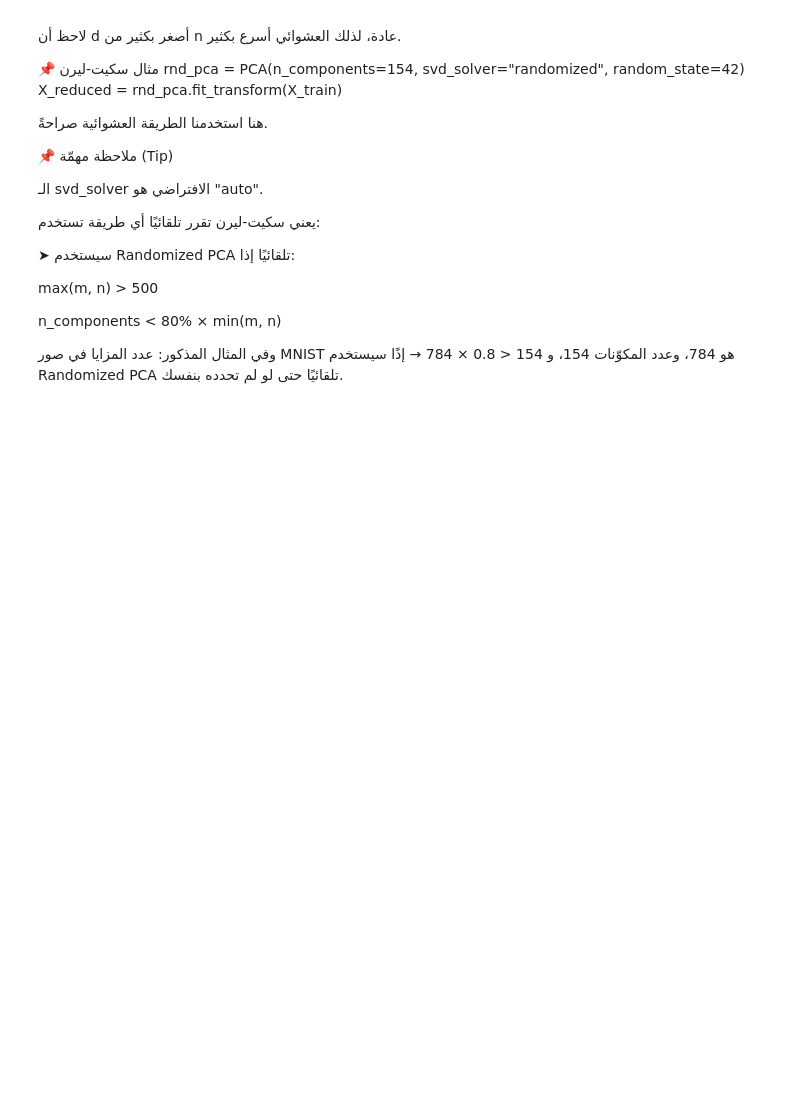
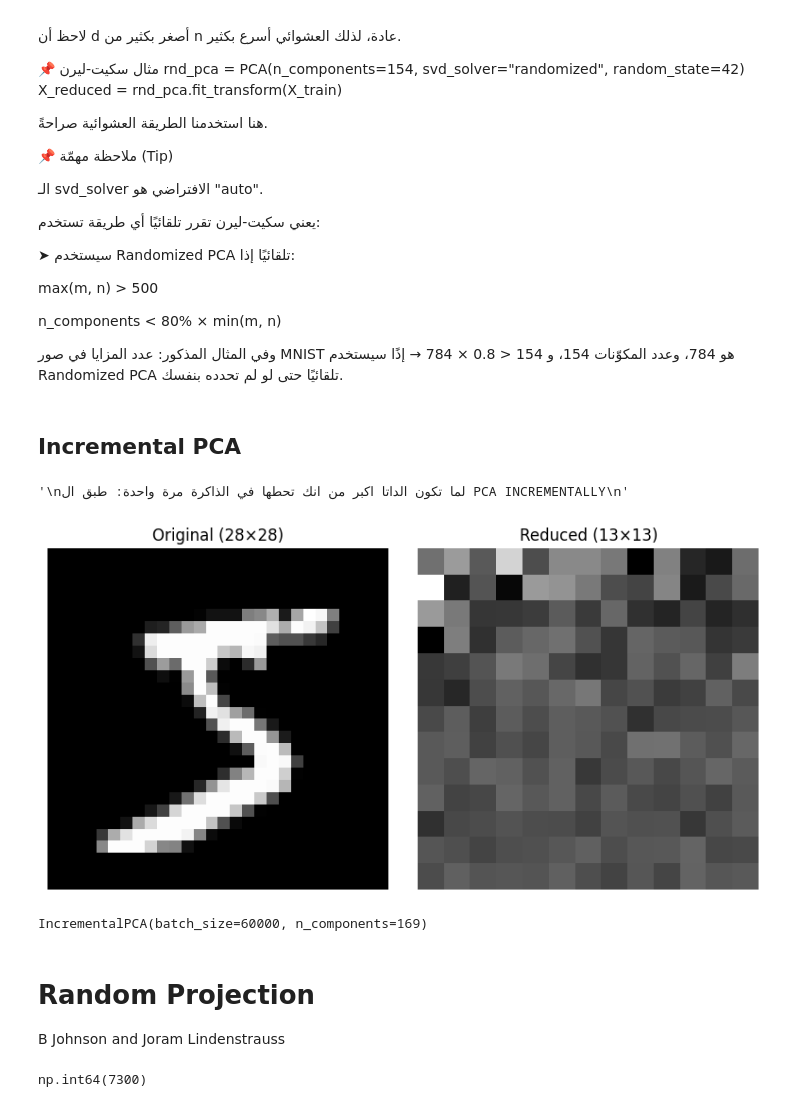
Before and after one commit to TaMaN2031A/data-yard, a Jupyter notebook: Hands on Machine Learning Book/CH8.ipynb, the cells around one changed output. Drawn from its saved outputs; the diff is of its cells as text; code cells hidden in the pictures; blank space fills up the shorter version.

Commit message:
Incremental PCA and the strange Randomized Projection

```diff
--- a/Hands on Machine Learning Book/CH8.ipynb
+++ b/Hands on Machine Learning Book/CH8.ipynb
@@ -238,3 +240,20 @@ n_components < 80% × min(m, n)
 عدد المزايا في صور MNIST هو 784،
 وعدد المكوّنات 154،
 و 154 < 0.8 × 784 → إذًا سيستخدم Randomized PCA تلقائيًا حتى لو لم تحدده بنفسك.
+# %% [markdown]
+## Incremental PCA
+# %%
+"""
+لما تكون الداتا اكبر من انك تحطها في الذاكرة مرة واحدة: طبق ال PCA INCREMENTALLY
+"""
+# %% [output]
+'\nلما تكون الداتا اكبر من انك تحطها في الذاكرة مرة واحدة: طبق ال PCA INCREMENTALLY\n'
+# %%
+from sklearn.decomposition import IncrementalPCA
+
+n_batches = 100
+inc_pca = IncrementalPCA(n_components=169)
+for x_batch in np.array_split(xtr, n_batches):
+    inc_pca.partial_fit(x_batch)
+
+x_reduced = inc_pca.transform(xtr)
@@ -240,0 +262,28 @@ n_components < 80% × min(m, n)
+# %%
+import matplotlib.pyplot as plt
+import numpy as np
+
+idx = 0  # اختر أي صورة من بيانات التدريب
+
+# الصورة الأصلية 28×28
+img_original = xtr[idx].reshape(28, 28)
+
+# الصورة المختزلة 13×13 (لأن عدد المكونات = 169)
+img_reduced = x_reduced[idx].reshape(13, 13)
+
+plt.figure(figsize=(8, 4))
+
+plt.subplot(1, 2, 1)
+plt.imshow(img_original, cmap='gray')
+plt.title("Original (28×28)")
+plt.axis('off')
+
+plt.subplot(1, 2, 2)
+plt.imshow(img_reduced, cmap='gray')
+plt.title("Reduced (13×13)")
+plt.axis('off')
+
+plt.tight_layout()
+plt.show()
+# %% [output]
+[figure, added]
@@ -240,0 +294,8 @@ n_components < 80% × min(m, n)
+# %%
+file_name = "../datasets/mnist.mmap"
+x_mmap = np.memmap(file_name, dtype='float32', mode='write', shape=xtr.shape)
+batch_size = x_mmap.shape[0]
+inc_pca = IncrementalPCA(n_components=169, batch_size=batch_size)
+inc_pca.fit(x_mmap)
+# %% [output]
+IncrementalPCA(batch_size=60000, n_components=169)
@@ -240,0 +308,10 @@ n_components < 80% × min(m, n)
+# %% [markdown]
+# Random Projection
+B Johnson and Joram Lindenstrauss
+# %%
+from sklearn.random_projection import johnson_lindenstrauss_min_dim
+m, ε = 5_000, 0.1
+d = johnson_lindenstrauss_min_dim(m, eps=ε)
+d
+# %% [output]
+np.int64(7300)
```
Also changed, not shown: parts of 6 cells of this notebook.
